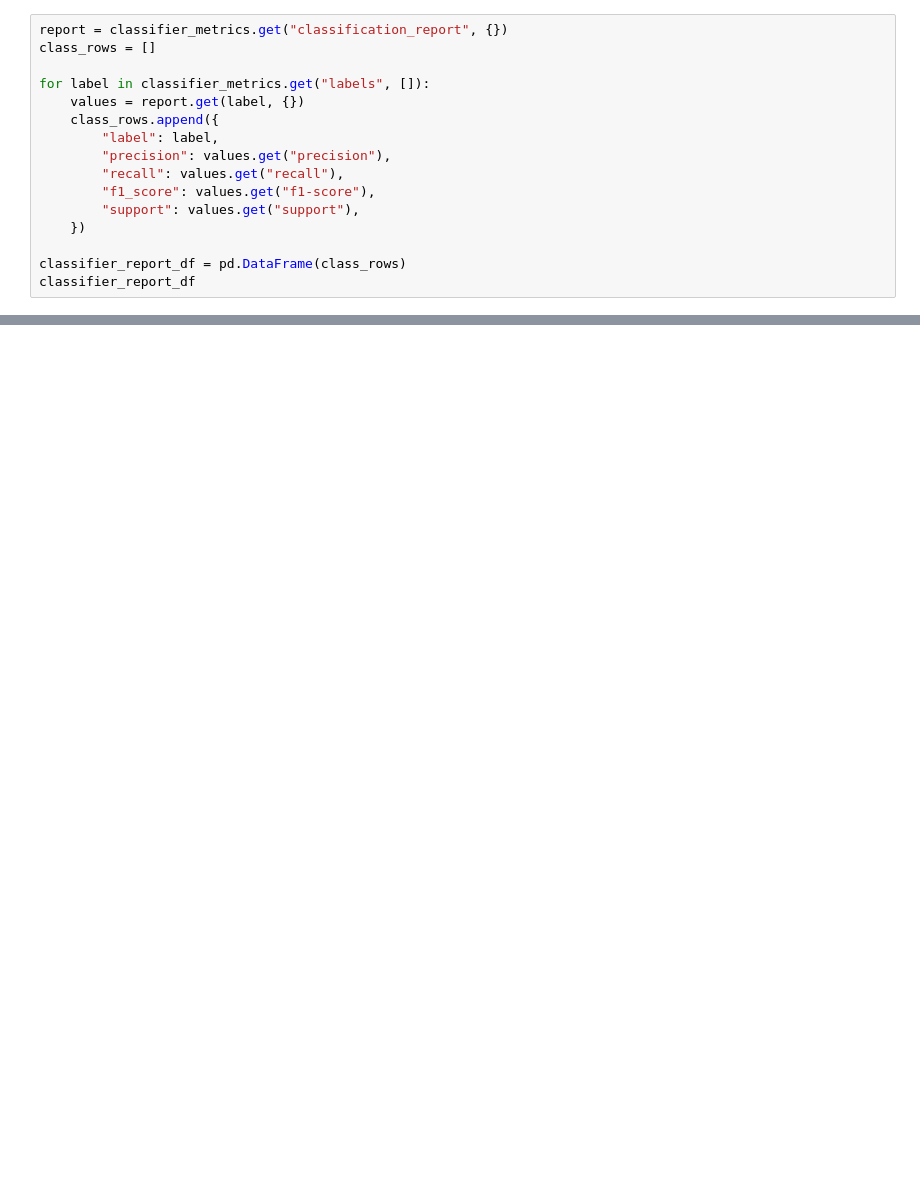
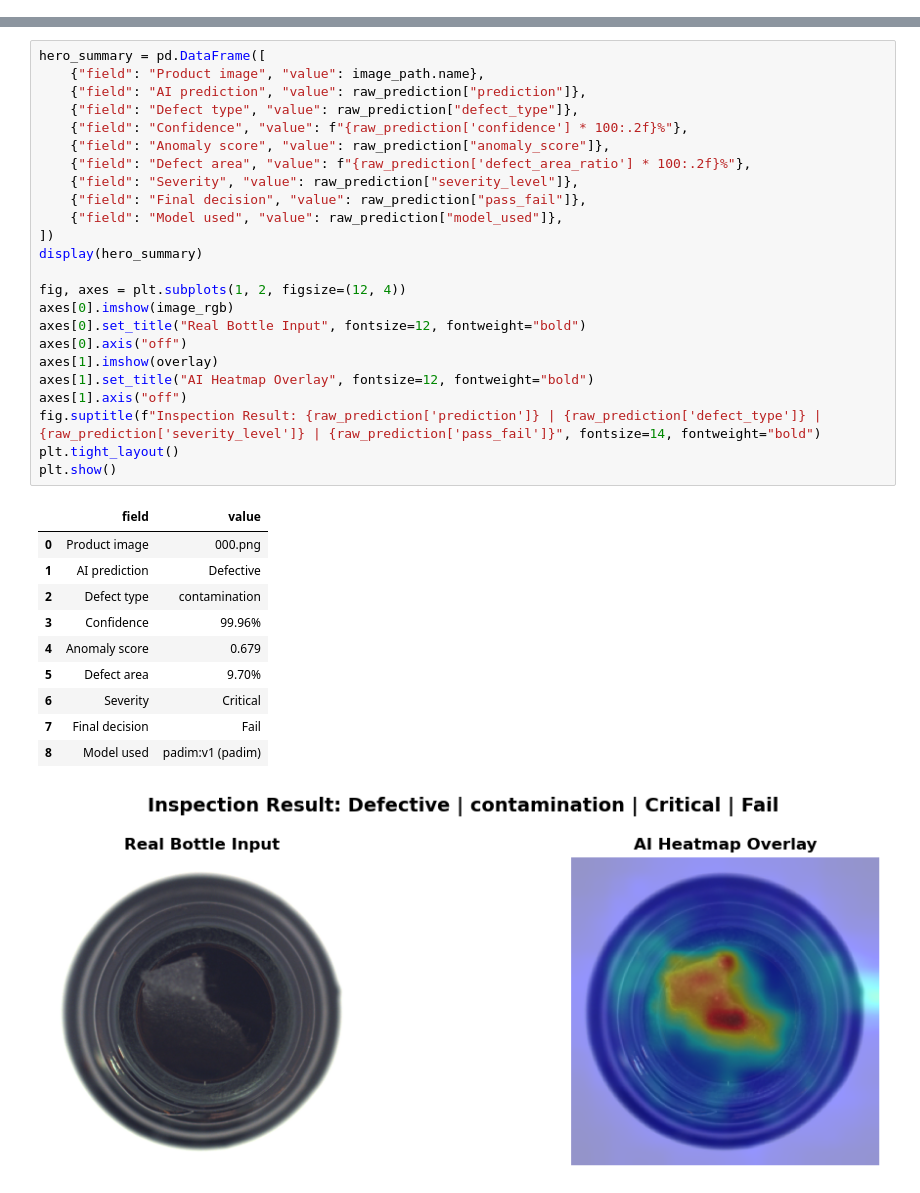
Before and after one commit to himanshuparhi4-droid/visioninspect-ai-github, a Jupyter notebook: notebooks/10_model_evaluation_results.ipynb, the cells around one changed output, grey strips where cells are left out. Cells and saved outputs as stored; diff of their text form; blank space fills up the shorter version.

```diff
--- a/notebooks/10_model_evaluation_results.ipynb
+++ b/notebooks/10_model_evaluation_results.ipynb
@@ -180,16 +0,0 @@ classifier_summary
-# %%
-report = classifier_metrics.get("classification_report", {})
-class_rows = []
-
-for label in classifier_metrics.get("labels", []):
-    values = report.get(label, {})
-    class_rows.append({
-        "label": label,
-        "precision": values.get("precision"),
-        "recall": values.get("recall"),
-        "f1_score": values.get("f1-score"),
-        "support": values.get("support"),
-    })
-
-classifier_report_df = pd.DataFrame(class_rows)
-classifier_report_df
@@ -312,0 +238,36 @@ FastAPI upload endpoint -> model inference -> Cloudinary heatmap -> MongoDB resu
+# %%
+hero_summary = pd.DataFrame([
+    {"field": "Product image", "value": image_path.name},
+    {"field": "AI prediction", "value": raw_prediction["prediction"]},
+    {"field": "Defect type", "value": raw_prediction["defect_type"]},
+    {"field": "Confidence", "value": f"{raw_prediction['confidence'] * 100:.2f}%"},
+    {"field": "Anomaly score", "value": raw_prediction["anomaly_score"]},
+    {"field": "Defect area", "value": f"{raw_prediction['defect_area_ratio'] * 100:.2f}%"},
+    {"field": "Severity", "value": raw_prediction["severity_level"]},
+    {"field": "Final decision", "value": raw_prediction["pass_fail"]},
+    {"field": "Model used", "value": raw_prediction["model_used"]},
+])
+display(hero_summary)
+
+fig, axes = plt.subplots(1, 2, figsize=(12, 4))
+axes[0].imshow(image_rgb)
+axes[0].set_title("Real Bottle Input", fontsize=12, fontweight="bold")
+axes[0].axis("off")
+axes[1].imshow(overlay)
+axes[1].set_title("AI Heatmap Overlay", fontsize=12, fontweight="bold")
+axes[1].axis("off")
+fig.suptitle(f"Inspection Result: {raw_prediction['prediction']} | {raw_prediction['defect_type']} | {raw_prediction['severity_level']} | {raw_prediction['pass_fail']}", fontsize=14, fontweight="bold")
+plt.tight_layout()
+plt.show()
+# %% [output]
+|  | field | value |
+| 0 | Product image | 000.png |
+| 1 | AI prediction | Defective |
+| 2 | Defect type | contamination |
+| 3 | Confidence | 99.96% |
+| 4 | Anomaly score | 0.679 |
+| 5 | Defect area | 9.70% |
+| 6 | Severity | Critical |
+| 7 | Final decision | Fail |
+| 8 | Model used | padim:v1 (padim) |
+[figure, added]
```
Also changed, not shown: parts of 53 cells of this notebook, 19 other files.
